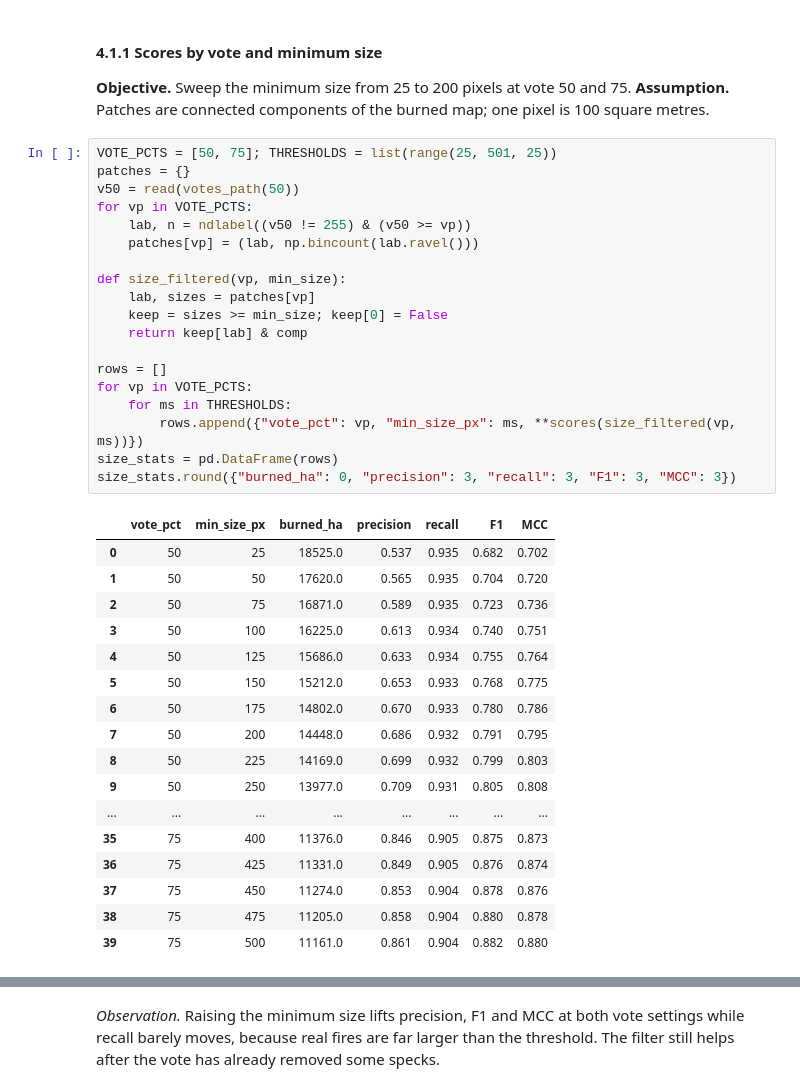
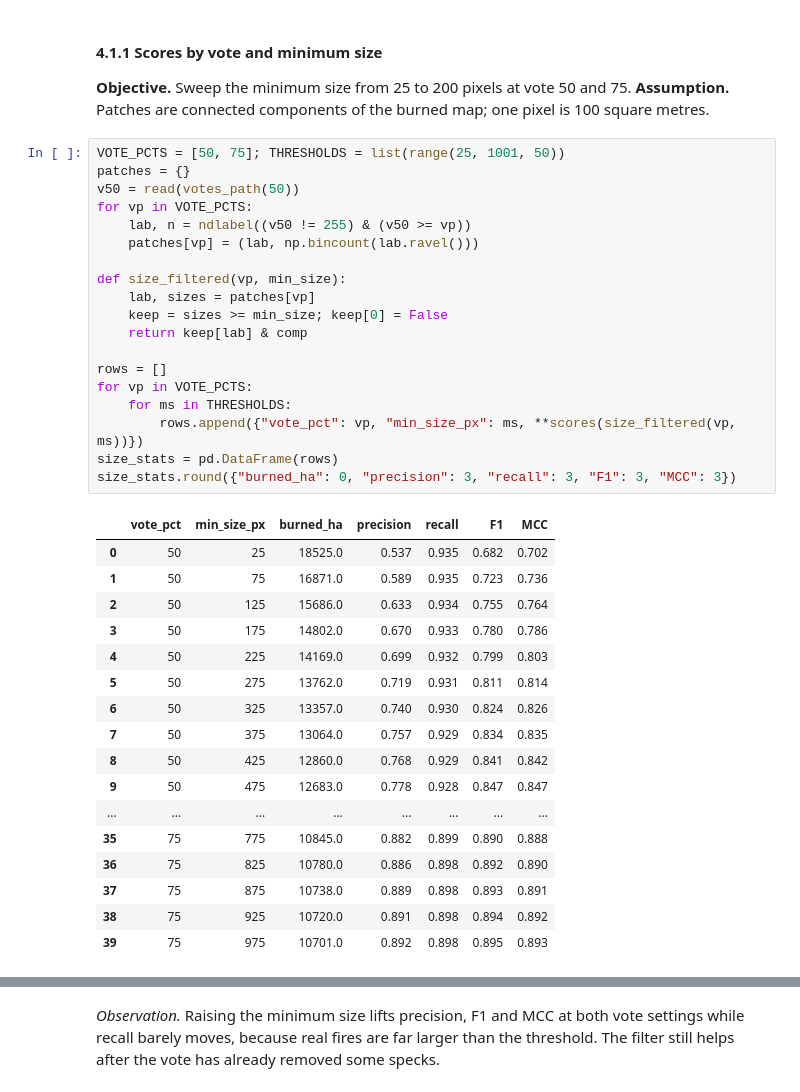
Before and after one commit to hannahandkush/Machine-Learning, a Jupyter notebook: notebooks/efficientnet_evaluation.ipynb, the cells around one changed output, grey strips where cells are left out. Drawn from its saved outputs; the diff is of its cells as text.

```diff
--- a/notebooks/efficientnet_evaluation.ipynb
+++ b/notebooks/efficientnet_evaluation.ipynb
@@ -340,42 +340,42 @@ leftover false alarms are mostly small scattered specks.
 **Assumption.** Patches are connected components of the burned map; one pixel is
 100 square metres.
 # %%
-VOTE_PCTS = [50, 75]; THRESHOLDS = list(range(25, 501, 25))
+VOTE_PCTS = [50, 75]; THRESHOLDS = list(range(25, 1001, 50))
 patches = {}
 v50 = read(votes_path(50))
 for vp in VOTE_PCTS:
     lab, n = ndlabel((v50 != 255) & (v50 >= vp))
     patches[vp] = (lab, np.bincount(lab.ravel()))
 
 def size_filtered(vp, min_size):
     lab, sizes = patches[vp]
     keep = sizes >= min_size; keep[0] = False
     return keep[lab] & comp
 
 rows = []
 for vp in VOTE_PCTS:
     for ms in THRESHOLDS:
         rows.append({"vote_pct": vp, "min_size_px": ms, **scores(size_filtered(vp, ms))})
 size_stats = pd.DataFrame(rows)
 size_stats.round({"burned_ha": 0, "precision": 3, "recall": 3, "F1": 3, "MCC": 3})
 # %% [output]
 |  | vote_pct | min_size_px | burned_ha | precision | recall | F1 | MCC |
 | 0 | 50 | 25 | 18525.0 | 0.537 | 0.935 | 0.682 | 0.702 |
-| 1 | 50 | 50 | 17620.0 | 0.565 | 0.935 | 0.704 | 0.720 |
-| 2 | 50 | 75 | 16871.0 | 0.589 | 0.935 | 0.723 | 0.736 |
-| 3 | 50 | 100 | 16225.0 | 0.613 | 0.934 | 0.740 | 0.751 |
-| 4 | 50 | 125 | 15686.0 | 0.633 | 0.934 | 0.755 | 0.764 |
-| 5 | 50 | 150 | 15212.0 | 0.653 | 0.933 | 0.768 | 0.775 |
-| 6 | 50 | 175 | 14802.0 | 0.670 | 0.933 | 0.780 | 0.786 |
-| 7 | 50 | 200 | 14448.0 | 0.686 | 0.932 | 0.791 | 0.795 |
-| 8 | 50 | 225 | 14169.0 | 0.699 | 0.932 | 0.799 | 0.803 |
-| 9 | 50 | 250 | 13977.0 | 0.709 | 0.931 | 0.805 | 0.808 |
+| 1 | 50 | 75 | 16871.0 | 0.589 | 0.935 | 0.723 | 0.736 |
+| 2 | 50 | 125 | 15686.0 | 0.633 | 0.934 | 0.755 | 0.764 |
+| 3 | 50 | 175 | 14802.0 | 0.670 | 0.933 | 0.780 | 0.786 |
+| 4 | 50 | 225 | 14169.0 | 0.699 | 0.932 | 0.799 | 0.803 |
+| 5 | 50 | 275 | 13762.0 | 0.719 | 0.931 | 0.811 | 0.814 |
+| 6 | 50 | 325 | 13357.0 | 0.740 | 0.930 | 0.824 | 0.826 |
+| 7 | 50 | 375 | 13064.0 | 0.757 | 0.929 | 0.834 | 0.835 |
+| 8 | 50 | 425 | 12860.0 | 0.768 | 0.929 | 0.841 | 0.842 |
+| 9 | 50 | 475 | 12683.0 | 0.778 | 0.928 | 0.847 | 0.847 |
 | ... | ... | ... | ... | ... | ... | ... | ... |
-| 35 | 75 | 400 | 11376.0 | 0.846 | 0.905 | 0.875 | 0.873 |
-| 36 | 75 | 425 | 11331.0 | 0.849 | 0.905 | 0.876 | 0.874 |
-| 37 | 75 | 450 | 11274.0 | 0.853 | 0.904 | 0.878 | 0.876 |
-| 38 | 75 | 475 | 11205.0 | 0.858 | 0.904 | 0.880 | 0.878 |
-| 39 | 75 | 500 | 11161.0 | 0.861 | 0.904 | 0.882 | 0.880 |
+| 35 | 75 | 775 | 10845.0 | 0.882 | 0.899 | 0.890 | 0.888 |
+| 36 | 75 | 825 | 10780.0 | 0.886 | 0.898 | 0.892 | 0.890 |
+| 37 | 75 | 875 | 10738.0 | 0.889 | 0.898 | 0.893 | 0.891 |
+| 38 | 75 | 925 | 10720.0 | 0.891 | 0.898 | 0.894 | 0.892 |
+| 39 | 75 | 975 | 10701.0 | 0.892 | 0.898 | 0.895 | 0.893 |
 # %%
 MET_COL = {"precision": "#4477aa", "recall": "#ee6677", "F1": "#228833", "MCC": "#aa3377"}
 fig, axes = plt.subplots(1, 2, figsize=(12, 4.6), sharey=True)
```
Also changed, not shown: parts of 18 cells of this notebook.
